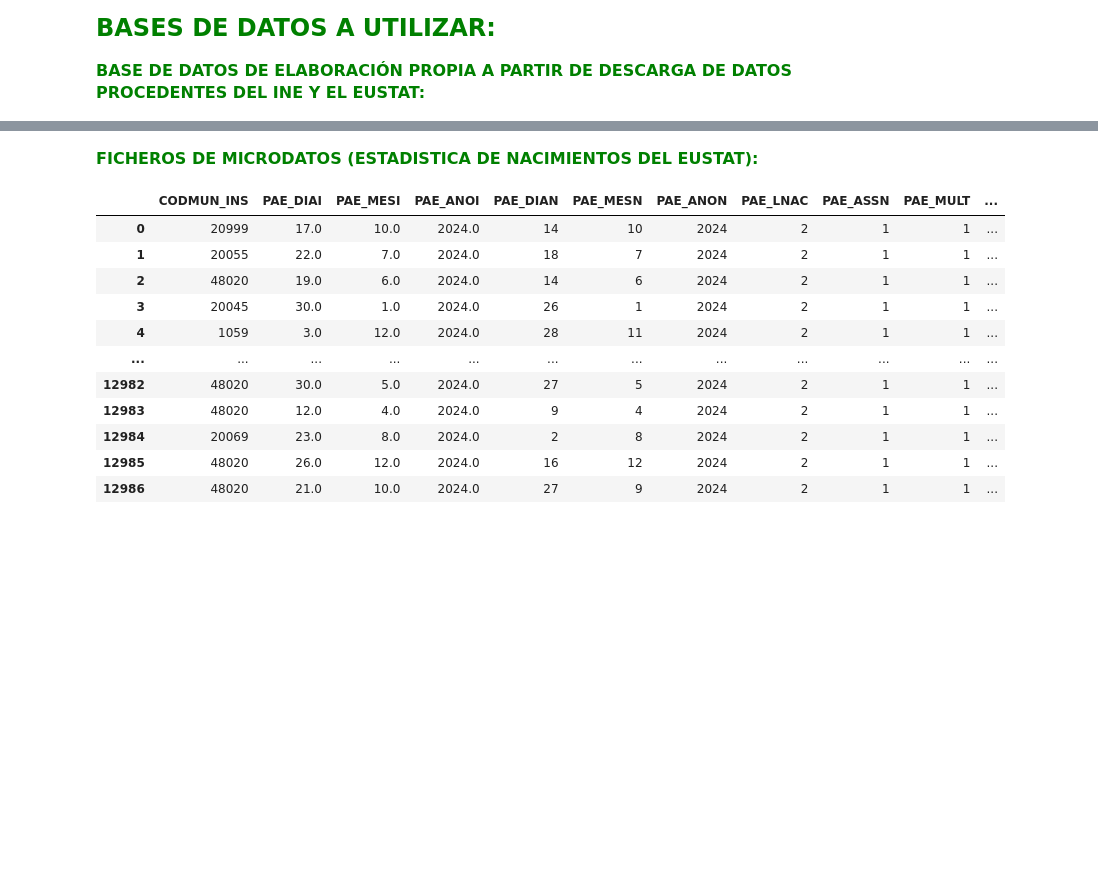
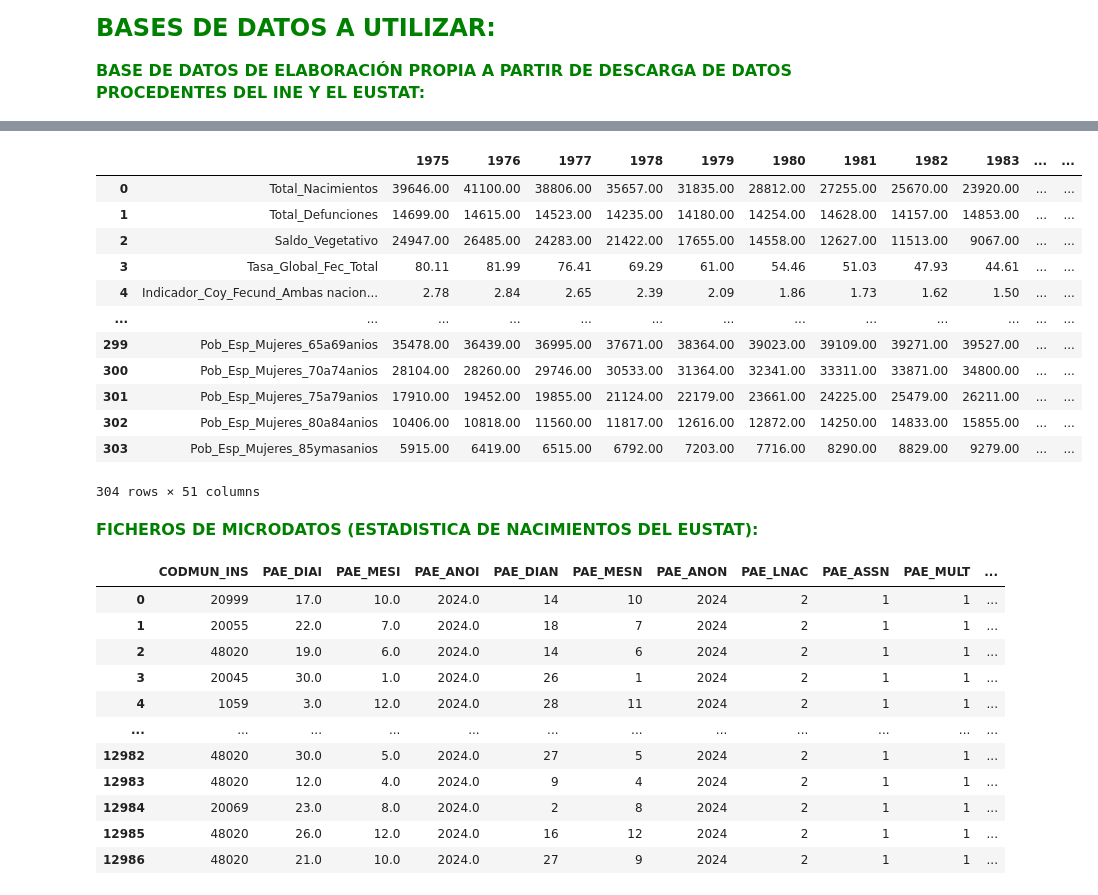
Before and after one commit to Leire2026/EDA, a Jupyter notebook: Presentacion.ipynb, the cells around one changed output, grey strips where cells are left out. Saved outputs shown, nothing was run; the diff lists cells and outputs as text; code cells hidden in the pictures; blank space fills up the shorter version.

```diff
--- a/Presentacion.ipynb
+++ b/Presentacion.ipynb
@@ -65,3 +65,20 @@ ine
+# %%
+ine_comp = pd.read_csv(r"./ine_original_serie_completa.csv", sep=",", decimal=",", encoding="latin1")
+ine_comp
+# %% [output]
+|  |  | 1975 | 1976 | 1977 | 1978 | 1979 | 1980 | 1981 | 1982 | 1983 | ... | ... |
+| 0 | Total_Nacimientos | 39646.00 | 41100.00 | 38806.00 | 35657.00 | 31835.00 | 28812.00 | 27255.00 | 25670.00 | 23920.00 | ... | ... |
+| 1 | Total_Defunciones | 14699.00 | 14615.00 | 14523.00 | 14235.00 | 14180.00 | 14254.00 | 14628.00 | 14157.00 | 14853.00 | ... | ... |
+| 2 | Saldo_Vegetativo | 24947.00 | 26485.00 | 24283.00 | 21422.00 | 17655.00 | 14558.00 | 12627.00 | 11513.00 | 9067.00 | ... | ... |
+| 3 | Tasa_Global_Fec_Total | 80.11 | 81.99 | 76.41 | 69.29 | 61.00 | 54.46 | 51.03 | 47.93 | 44.61 | ... | ... |
+| 4 | Indicador_Coy_Fecund_Ambas nacion... | 2.78 | 2.84 | 2.65 | 2.39 | 2.09 | 1.86 | 1.73 | 1.62 | 1.50 | ... | ... |
+| ... | ... | ... | ... | ... | ... | ... | ... | ... | ... | ... | ... | ... |
+| 299 | Pob_Esp_Mujeres_65a69anios | 35478.00 | 36439.00 | 36995.00 | 37671.00 | 38364.00 | 39023.00 | 39109.00 | 39271.00 | 39527.00 | ... | ... |
+| 300 | Pob_Esp_Mujeres_70a74anios | 28104.00 | 28260.00 | 29746.00 | 30533.00 | 31364.00 | 32341.00 | 33311.00 | 33871.00 | 34800.00 | ... | ... |
+| 301 | Pob_Esp_Mujeres_75a79anios | 17910.00 | 19452.00 | 19855.00 | 21124.00 | 22179.00 | 23661.00 | 24225.00 | 25479.00 | 26211.00 | ... | ... |
+| 302 | Pob_Esp_Mujeres_80a84anios | 10406.00 | 10818.00 | 11560.00 | 11817.00 | 12616.00 | 12872.00 | 14250.00 | 14833.00 | 15855.00 | ... | ... |
+| 303 | Pob_Esp_Mujeres_85ymasanios | 5915.00 | 6419.00 | 6515.00 | 6792.00 | 7203.00 | 7716.00 | 8290.00 | 8829.00 | 9279.00 | ... | ... |
+304 rows × 51 columns
 # %% [markdown]
 <span style="color:green; font-size:16px; font-weight:bold;">
 FICHEROS DE MICRODATOS (ESTADISTICA DE NACIMIENTOS DEL EUSTAT):
```
Also changed, not shown: parts of 5 cells of this notebook, 4 other files.
